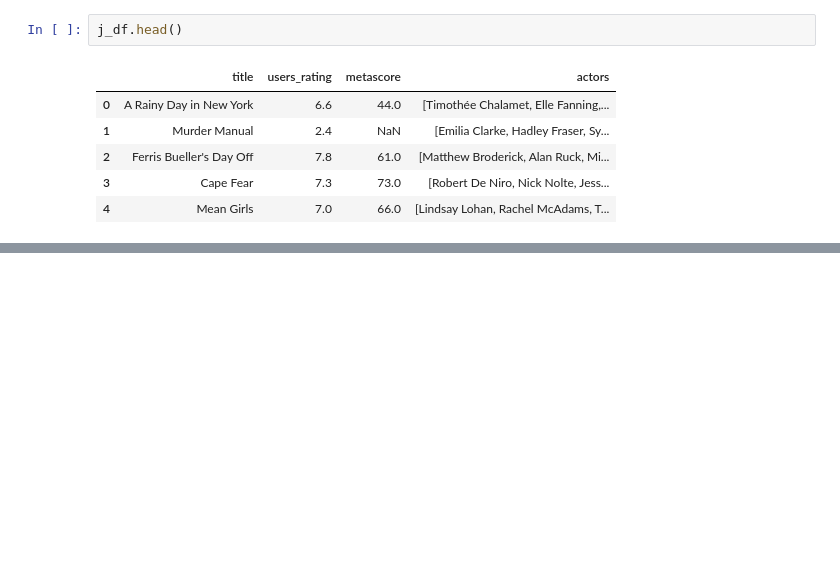
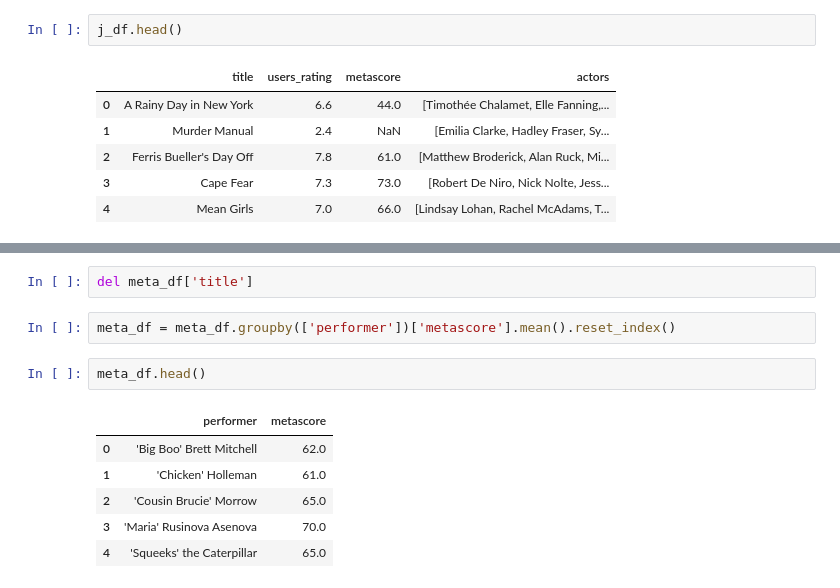
Before and after one commit to NKS8/Rutgers_DS_Project_2, a Jupyter notebook: actor_list/actor_performance.ipynb, the cells around one changed output, grey strips where cells are left out. Drawn from its saved outputs; the diff is of its cells as text; blank space fills up the shorter version.

```diff
--- a/actor_list/actor_performance.ipynb
+++ b/actor_list/actor_performance.ipynb
@@ -57,0 +128,13 @@ j_actors = j_df['actors'].tolist()
+# %%
+del meta_df['title']
+# %%
+meta_df = meta_df.groupby(['performer'])['metascore'].mean().reset_index()
+# %%
+meta_df.head()
+# %% [output]
+|  | performer | metascore |
+| 0 | 'Big Boo' Brett Mitchell | 62.0 |
+| 1 | 'Chicken' Holleman | 61.0 |
+| 2 | 'Cousin Brucie' Morrow | 65.0 |
+| 3 | 'Maria' Rusinova Asenova | 70.0 |
+| 4 | 'Squeeks' the Caterpillar | 65.0 |
```
Also changed, not shown: parts of 7 cells of this notebook.
